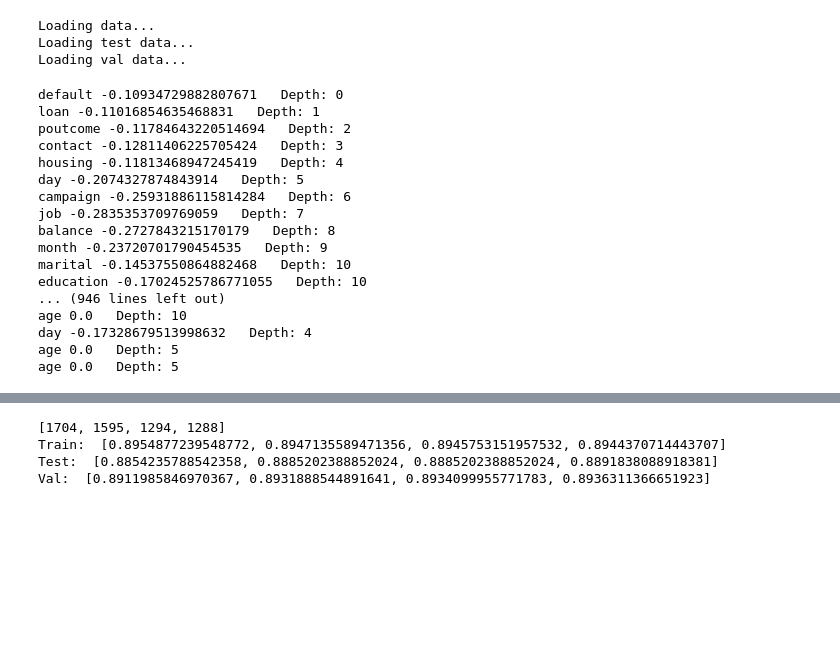
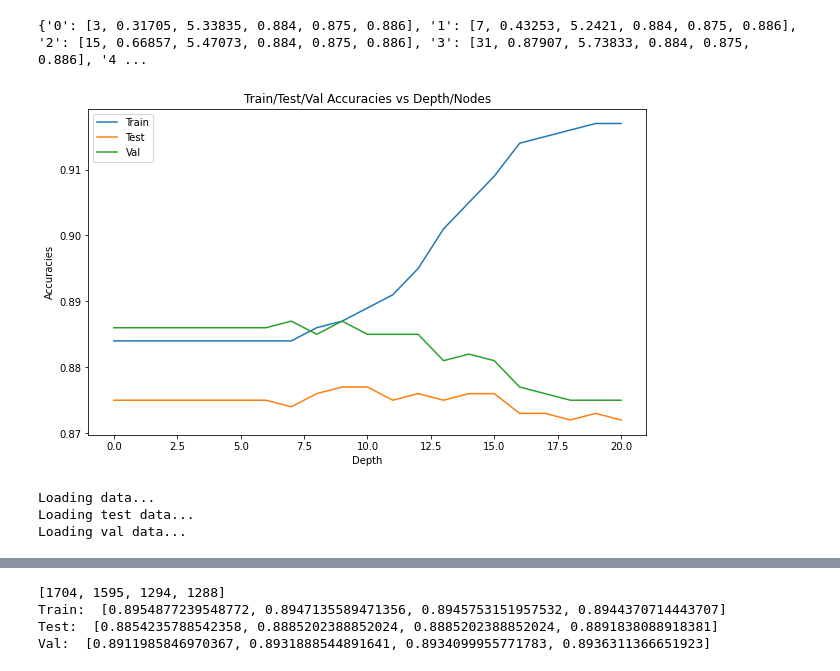
Before and after one commit to prakank/COL774-Machine-Learning-Assignments, a Jupyter notebook: Assignment-3/Q1/main.ipynb, the cells around one changed output, grey strips where cells are left out. Saved outputs shown, nothing was run; the diff lists cells and outputs as text; code cells hidden in the pictures; blank space fills up the shorter version.

Commit message:
neural network (high accuracy)

```diff
--- a/Assignment-3/Q1/main.ipynb
+++ b/Assignment-3/Q1/main.ipynb
@@ -382,3 +427,52 @@ def bfs(root):
+# %%
+print(prediction)
+
+train_acc = []
+test_acc = []
+val_acc = []
+total_nodes = []
+time_train = []
+time_pred = []
+
+for i in prediction:
+    total_nodes.append(prediction[i][0])
+    time_train.append(prediction[i][1])
+    time_pred.append(prediction[i][2])
+    train_acc.append(prediction[i][3])
+    test_acc.append(prediction[i][4])
+    val_acc.append(prediction[i][5])
+
+# {'0': [3, 0.25335, 5.79341, 0.884, 0.875, 0.886], '1': [7, 0.51829, 6.48452, 0.884, 0.875, 0.886], '2': [15, 0.80137, 7.35196, 0.884, 0.875, 0.886], '3': [29, 1.36934, 7.37438, 0.884, 0.875, 0.886], '4': [53, 1.32061, 6.9076, 0.884, 0.875, 0.886], '5': [91, 1.85822, 7.40847, 0.884, 0.875, 0.886], '6': [151, 3.37831, 9.56334, 0.884, 0.875, 0.886], '7': [251, 3.40111, 10.80501, 0.884, 0.875, 0.886], '8': [404, 3.66044, 11.47056, 0.884, 0.875, 0.886], '9': [646, 5.30307, 9.7246, 0.884, 0.874, 0.887], '10': [996, 6.57841, 9.7283, 0.884, 0.874, 0.887], '11': [1475, 9.1379, 10.54124, 0.885, 0.874, 0.886], '12': [2112, 9.83179, 9.59183, 0.886, 0.874, 0.885], '13': [2898, 12.83813, 9.31074, 0.887, 0.874, 0.886], '14': [3797, 19.55251, 11.98687, 0.888, 0.872, 0.885], '15': [4755, 22.48475, 12.16239, 0.89, 0.871, 0.884], '16': [5664, 28.47441, 12.01079, 0.891, 0.872, 0.884], '17': [6477, 30.86752, 10.35908, 0.891, 0.871, 0.884], '18': [7247, 35.12374, 13.57276, 0.891, 0.871, 0.884], '19': [8017, 53.39867, 17.70567, 0.891, 0.871, 0.884], '20': [8787, 52.41782, 17.06274, 0.891, 0.871, 0.884]}
+# %% [output]
+{'0': [3, 0.31705, 5.33835, 0.884, 0.875, 0.886], '1': [7, 0.43253, 5.2421, 0.884, 0.875, 0.886], '2': [15, 0.66857, 5.47073, 0.884, 0.875, 0.886], '3': [31, 0.87907, 5.73833, 0.884, 0.875, 0.886], '4 ...
+# %%
+def graph_plot(train, test, val, total_nodes, filename):
+
+    # plt.figure()
+    # plt.figure.set_figwidth(4)
+    # plt.figure.set_figheight(1)
+    plt.figure(figsize=(10, 6))
+
+    x = [int(i) for i in range(len(train))]
+    # x = total_nodes
+
+    plt.title("Train/Test/Val Accuracies vs Depth/Nodes")
+    plt.xlabel("Depth")
+    plt.ylabel("Accuracies")
+    plt.plot(x, train,label="Train")
+    plt.plot(x, test,label="Test")
+    plt.plot(x, val, label="Val")
+    # for i in range(len(train)):
+    #     plt.annotate("Nodes: " + str(total_nodes[i]), xy=(x[i], train[i]+1))
+    plt.legend()
+    plt.savefig(filename)
+
+    plt.show()
+
+# graph_plot(train_acc, test_acc, val_acc, total_nodes, "../output/decision_trees_accuracy_vs_nodes.jpg")
+graph_plot(train_acc, test_acc, val_acc, total_nodes, "../output/decision_trees_accuracy_vs_depth_ohe.jpg")
+# %% [output]
+[figure, added]
 # %%
 # PART B (POST PRUNING)
 
@@ -402,25 +496,7 @@ Loading data...
 Loading test data...
 Loading val data...
 # %%
-dc_tree = decision_tree(one_hot_encoding, categorical_cols, numeric_cols, Xtrain, Ytrain, 10)
+dc_tree = decision_tree(one_hot_encoding, categorical_cols, numeric_cols, Xtrain, Ytrain, 9)
-# %% [output]
-default -0.10934729882807671   Depth: 0
-loan -0.11016854635468831   Depth: 1
-poutcome -0.11784643220514694   Depth: 2
-contact -0.12811406225705424   Depth: 3
-housing -0.11813468947245419   Depth: 4
-day -0.2074327874843914   Depth: 5
-campaign -0.25931886115814284   Depth: 6
-job -0.2835353709769059   Depth: 7
-balance -0.2727843215170179   Depth: 8
-month -0.23720701790454535   Depth: 9
-marital -0.14537550864882468   Depth: 10
-education -0.17024525786771055   Depth: 10
-... (946 lines left out)
-age 0.0   Depth: 10
-day -0.17328679513998632   Depth: 4
-age 0.0   Depth: 5
-age 0.0   Depth: 5
 # %%
 node_list = bfs(dc_tree)
 train_accuracy = []
```
Also changed, not shown: parts of 14 cells of this notebook, 13 other files.
